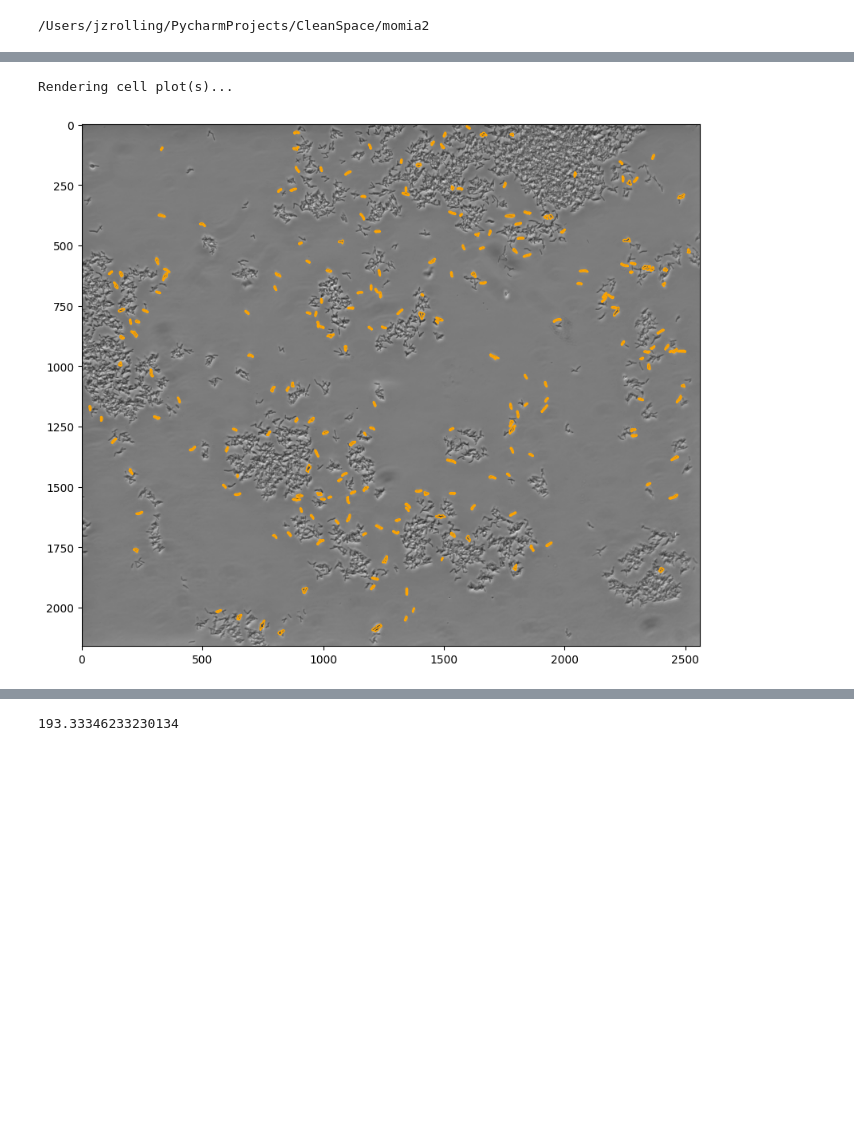
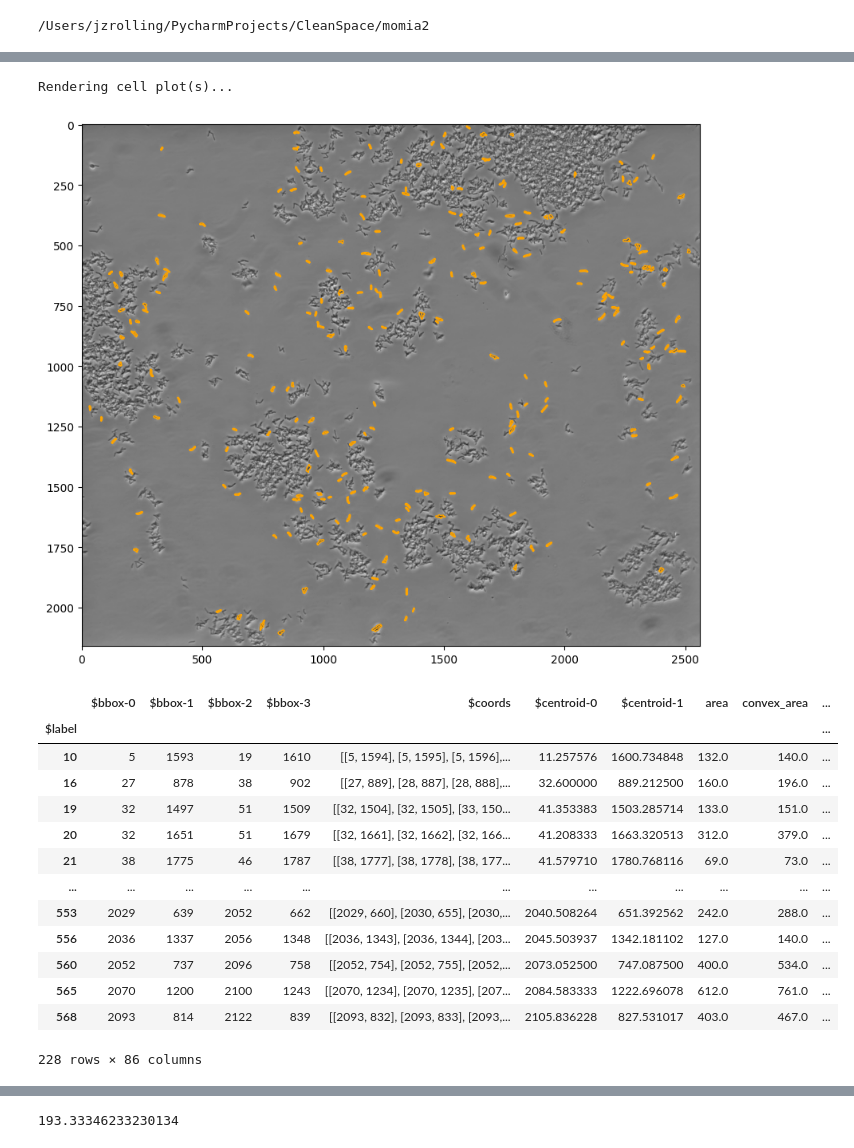
Before and after one commit to jzrolling/CleanSpace, a Jupyter notebook: notebooks/2. revise_midline_algorithm_copy.ipynb, the cells around one changed output, grey strips where cells are left out. Cells and saved outputs as stored; diff of their text form; code cells hidden in the pictures; blank space fills up the shorter version.

Commit message:
updated patch and IO functions

```diff
--- a/notebooks/2. revise_midline_algorithm_copy.ipynb
+++ b/notebooks/2. revise_midline_algorithm_copy.ipynb
@@ -16,7 +14,7 @@ m = mo.ImageLoader('/Users/jzrolling/Desktop/Daisy_BODIPY/cDXJ3-3_001_composite.
 
 for i in range(m.n_fields):
     data = m.get_slice_all_channels(position=i)
-    p = mo.Patch(data)
+    p = mo.Patch(data,image_id=m.header)
     p.pixel_microns=0.11
     p.correct_xy_drift()
     #p.crop_edge()
@@ -28,9 +26,12 @@ for i in range(m.n_fields):
     p.preprocess_images(mo.utils.rolling_ball_bg_subtraction,channels='fl')
     p.generate_mask(method=5)
     p.label_mask()
-    p.locate_particles()
-    p.find_outline(approximate=True,tolerance=0.3,
-                   level=0.1,dilation=True,sigma=1)
+    p.locate_particles(cache_data = True)
+    p.find_outline(approximate=True,
+                   tolerance=0.6,
+                   level=0.3,
+                   dilation=True,
+                   sigma=1)
     p.filter_particles({'area': (50, 1000),
                   'aspect_ratio': (0.05, 0.9),
                   'solidity': (0.7, 1),
@@ -39,4 +40,7 @@ for i in range(m.n_fields):
                   'min_negative_curvature': (-10, 80),
                    "min_intensity":(0,0.3)})
     p.extract_midlines(filtered_only=True)
+    p.get_intensity_stats()
+    p.get_morphology_stats()
+    p.save_particles('/Users/jzrolling/Desktop/Daisy_BODIPY/cDXJ3-3_001_composite_cells.pk',as_dictionary=False)
     break
@@ -46,8 +77,22 @@ for i in range(m.n_fields):
 p.plot(figsize=(10,10))
 # %% [output]
 Rendering cell plot(s)...
-[figure, old version]
+[figure, new version]
 # %%
-filtered = p.regionprops[p.regionprops['$include']==1]
-part = [p.get_particle_data(x) for x in filtered.index]
+p.regionprops[p.regionprops['$include']==1]
+# %% [output]
+|  | $bbox-0 | $bbox-1 | $bbox-2 | $bbox-3 | $coords | $centroid-0 | $centroid-1 | area | convex_area | ... |
+| $label |  |  |  |  |  |  |  |  |  | ... |
+| 10 | 5 | 1593 | 19 | 1610 | [[5, 1594], [5, 1595], [5, 1596],... | 11.257576 | 1600.734848 | 132.0 | 140.0 | ... |
+| 16 | 27 | 878 | 38 | 902 | [[27, 889], [28, 887], [28, 888],... | 32.600000 | 889.212500 | 160.0 | 196.0 | ... |
+| 19 | 32 | 1497 | 51 | 1509 | [[32, 1504], [32, 1505], [33, 150... | 41.353383 | 1503.285714 | 133.0 | 151.0 | ... |
+| 20 | 32 | 1651 | 51 | 1679 | [[32, 1661], [32, 1662], [32, 166... | 41.208333 | 1663.320513 | 312.0 | 379.0 | ... |
+| 21 | 38 | 1775 | 46 | 1787 | [[38, 1777], [38, 1778], [38, 177... | 41.579710 | 1780.768116 | 69.0 | 73.0 | ... |
+| ... | ... | ... | ... | ... | ... | ... | ... | ... | ... | ... |
+| 553 | 2029 | 639 | 2052 | 662 | [[2029, 660], [2030, 655], [2030,... | 2040.508264 | 651.392562 | 242.0 | 288.0 | ... |
+| 556 | 2036 | 1337 | 2056 | 1348 | [[2036, 1343], [2036, 1344], [203... | 2045.503937 | 1342.181102 | 127.0 | 140.0 | ... |
+| 560 | 2052 | 737 | 2096 | 758 | [[2052, 754], [2052, 755], [2052,... | 2073.052500 | 747.087500 | 400.0 | 534.0 | ... |
+| 565 | 2070 | 1200 | 2100 | 1243 | [[2070, 1234], [2070, 1235], [207... | 2084.583333 | 1222.696078 | 612.0 | 761.0 | ... |
+| 568 | 2093 | 814 | 2122 | 839 | [[2093, 832], [2093, 833], [2093,... | 2105.836228 | 827.531017 | 403.0 | 467.0 | ... |
+228 rows × 86 columns
 # %%
```
Also changed, not shown: parts of 8 cells of this notebook, 5 other files.
